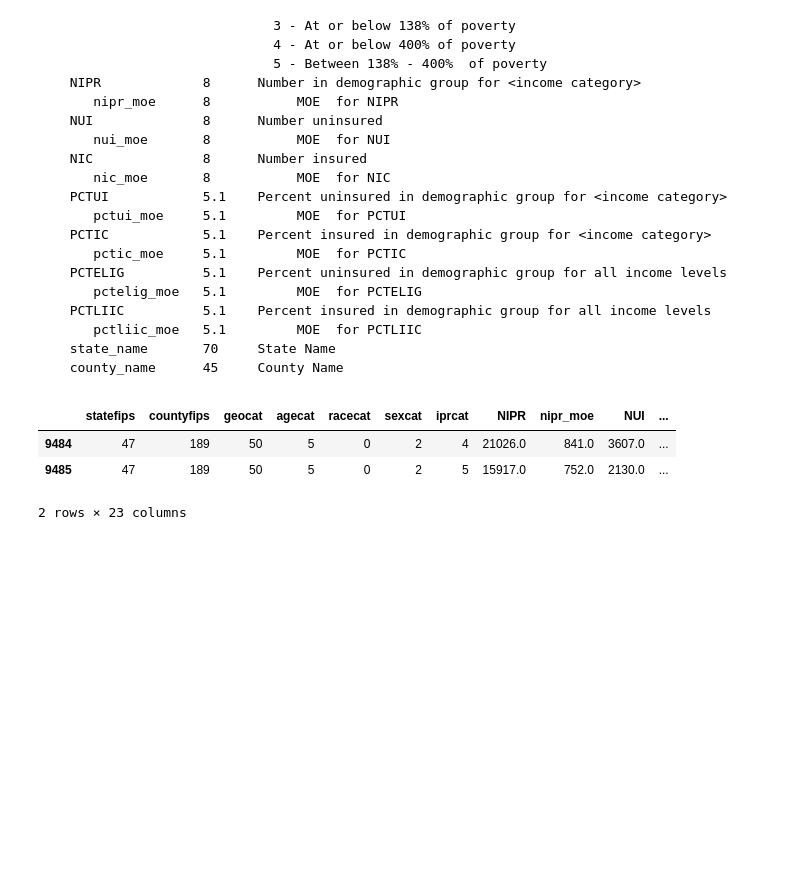
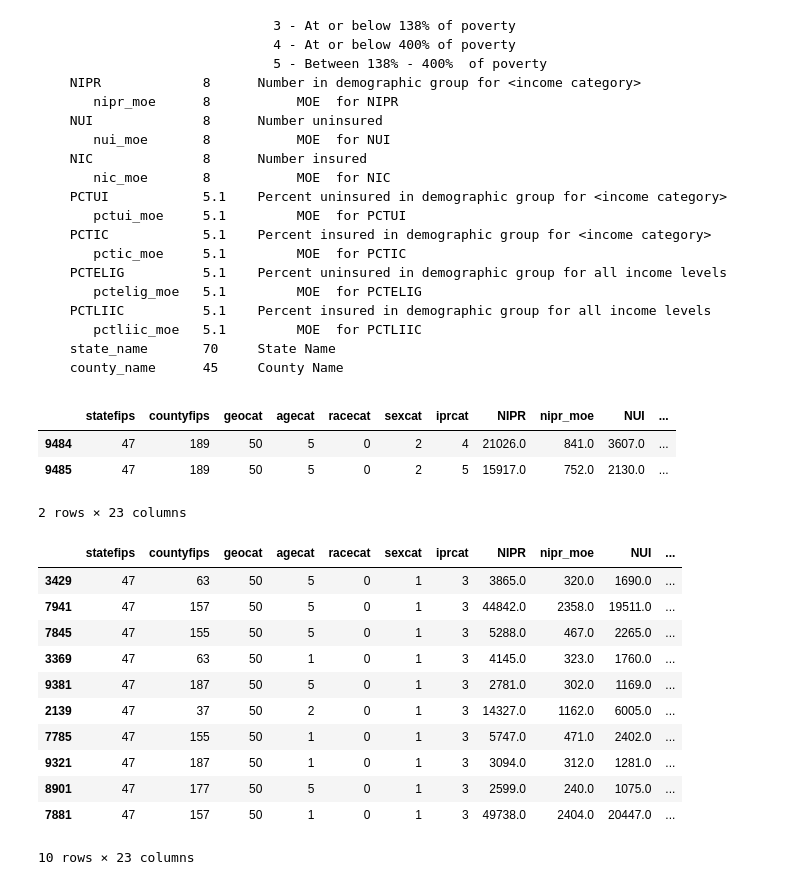
Before and after one commit to MWeissSharp/tn-rural-health-data, a Jupyter notebook: notebooks/supporting_data.ipynb, the cells around one changed output. Saved outputs shown, nothing was run; the diff lists cells and outputs as text; code cells hidden in the pictures; blank space fills up the shorter version.

```diff
--- a/notebooks/supporting_data.ipynb
+++ b/notebooks/supporting_data.ipynb
@@ -76,6 +76,21 @@ sahie_tn.tail(2)
 2 rows × 23 columns
 # %%
 #sahie_tn.to_csv('../capstone_data/sahie_tn.csv')
+# %%
+sahie_tn.loc[sahie_tn['geocat'] == 50].sort_values('PCTUI', ascending=False).head(10)
+# %% [output]
+|  | statefips | countyfips | geocat | agecat | racecat | sexcat | iprcat | NIPR | nipr_moe | NUI | ... |
+| 3429 | 47 | 63 | 50 | 5 | 0 | 1 | 3 | 3865.0 | 320.0 | 1690.0 | ... |
+| 7941 | 47 | 157 | 50 | 5 | 0 | 1 | 3 | 44842.0 | 2358.0 | 19511.0 | ... |
+| 7845 | 47 | 155 | 50 | 5 | 0 | 1 | 3 | 5288.0 | 467.0 | 2265.0 | ... |
+| 3369 | 47 | 63 | 50 | 1 | 0 | 1 | 3 | 4145.0 | 323.0 | 1760.0 | ... |
+| 9381 | 47 | 187 | 50 | 5 | 0 | 1 | 3 | 2781.0 | 302.0 | 1169.0 | ... |
+| 2139 | 47 | 37 | 50 | 2 | 0 | 1 | 3 | 14327.0 | 1162.0 | 6005.0 | ... |
+| 7785 | 47 | 155 | 50 | 1 | 0 | 1 | 3 | 5747.0 | 471.0 | 2402.0 | ... |
+| 9321 | 47 | 187 | 50 | 1 | 0 | 1 | 3 | 3094.0 | 312.0 | 1281.0 | ... |
+| 8901 | 47 | 177 | 50 | 5 | 0 | 1 | 3 | 2599.0 | 240.0 | 1075.0 | ... |
+| 7881 | 47 | 157 | 50 | 1 | 0 | 1 | 3 | 49738.0 | 2404.0 | 20447.0 | ... |
+10 rows × 23 columns
 # %%
 hrsa_poverty = pd.read_excel('../capstone_data/HRSA_poverty_details.xlsx')
 
```
Also changed, not shown: parts of 3 cells of this notebook, 3 other files.
